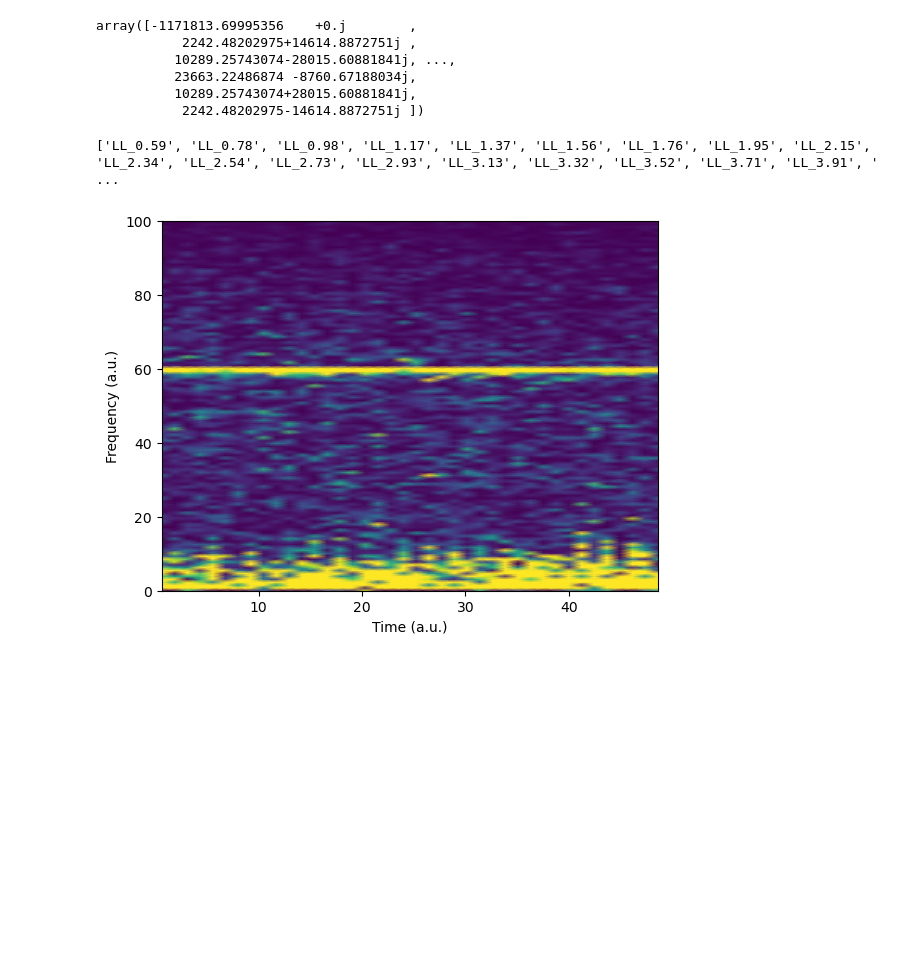
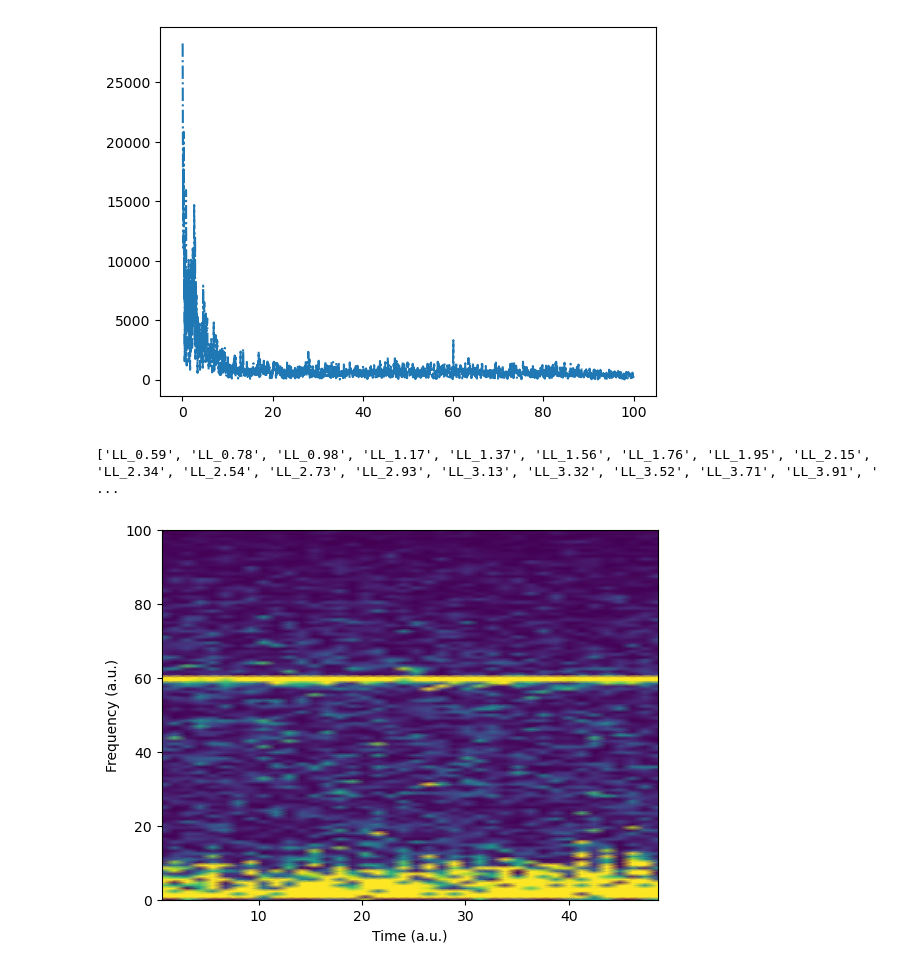
Before and after one commit to Neojaltare/HMSClassification, a Jupyter notebook: ClassifyEEG_Exploration.ipynb, the cells around one changed output. Drawn from its saved outputs; the diff is of its cells as text; code cells hidden in the pictures; blank space fills up the shorter version.

```diff
--- a/ClassifyEEG_Exploration.ipynb
+++ b/ClassifyEEG_Exploration.ipynb
@@ -12,28 +13,25 @@ from hurst import compute_Hc
 # %%
-# Function to load a single dataset
+# Functions to load a single dataset
 EEG_PATH = '/Users/ketanjaltare1/Desktop/Competitions/hms-harmful-brain-activity-classification/train_eegs/'
 SPEC_PATH = '/Users/ketanjaltare1/Desktop/Competitions/hms-harmful-brain-activity-classification/train_spectrograms/'
 train = pd.read_csv('train.csv')
 
-def loaddata(GET_ROW):
+
+# For eeg data
+def loadeeg(path):
+    eeg = pd.read_parquet(path)
+    return (eeg)
+
+# For spectrograms
+def loadspect(GET_ROW):
+
     row = train.iloc[GET_ROW]
+#     Needs to be changed to match the eeg function
+    spectrogram = pd.read_parquet(f'{SPEC_PATH}{row.spectrogram_id}.parquet')
+    spec_offset = int( row.spectrogram_label_offset_seconds )
+    spectrogram = spectrogram.loc[(spectrogram.time>=spec_offset)
+                         &(spectrogram.time<spec_offset+600)]
+    time = (np.linspace(0,600,spectrogram.shape[0])) - 25
 
-    eeg = pd.read_parquet(f'{EEG_PATH}{row.eeg_id}.parquet')
-    eeg_offset = int( row.eeg_label_offset_seconds )
-    eeg = eeg.iloc[eeg_offset*200:((eeg_offset+50)*200)+1]
-    time = (np.linspace(0,50,eeg.shape[0])) - 25
 
-#     spectrogram = pd.read_parquet(f'{SPEC_PATH}{row.spectrogram_id}.parquet')
-#     spec_offset = int( row.spectrogram_label_offset_seconds )
-#     spectrogram = spectrogram.loc[(spectrogram.time>=spec_offset)
-#                          &(spectrogram.time<spec_offset+600)]
-
-    return (row,eeg,time)
+    return (row,spectrogram,time)
-# %%
-# Load the data and split into before, during and after
-row,eeg,time = loaddata(GET_ROW=1)
-start = int(np.where(time==-5)[0])
-stop = int(np.where(time==5)[0])
-eeg_before = eeg.iloc[:start+1]
-eeg_after  = eeg.iloc[stop:]
-eeg_during = eeg.iloc[start:stop+1]
@@ -123,17 +183,12 @@ hurst = pd.DataFrame([np.array(hurst).reshape(-1)], columns=eeg.keys())
 # %%
 staticX2 = np.fft.fft(eeg['Fp1'])
 
-# staticHz = np.linspace(0,100,int(len(eeg['Fp1'])/2+1))
+staticHz = np.linspace(0,100,int(len(eeg['Fp1'])/2+1))
 
-# plt.plot(staticHz[1:],np.abs(staticX2[1:len(staticHz)]),'-.',label='FFT')
-# plt.show()
+plt.plot(staticHz[1:],np.abs(staticX2[1:len(staticHz)]),'-.',label='FFT')
+plt.show()
 # %% [output]
-array([-1171813.69995356    +0.j        ,
-           2242.48202975+14614.8872751j ,
-          10289.25743074-28015.60881841j, ...,
-          23663.22486874 -8760.67188034j,
-          10289.25743074+28015.60881841j,
-           2242.48202975-14614.8872751j ])
+[figure, added]
 # %%
 # Explore what frequencies are in the spectrogram
 
```
Also changed, not shown: parts of 11 cells of this notebook.
